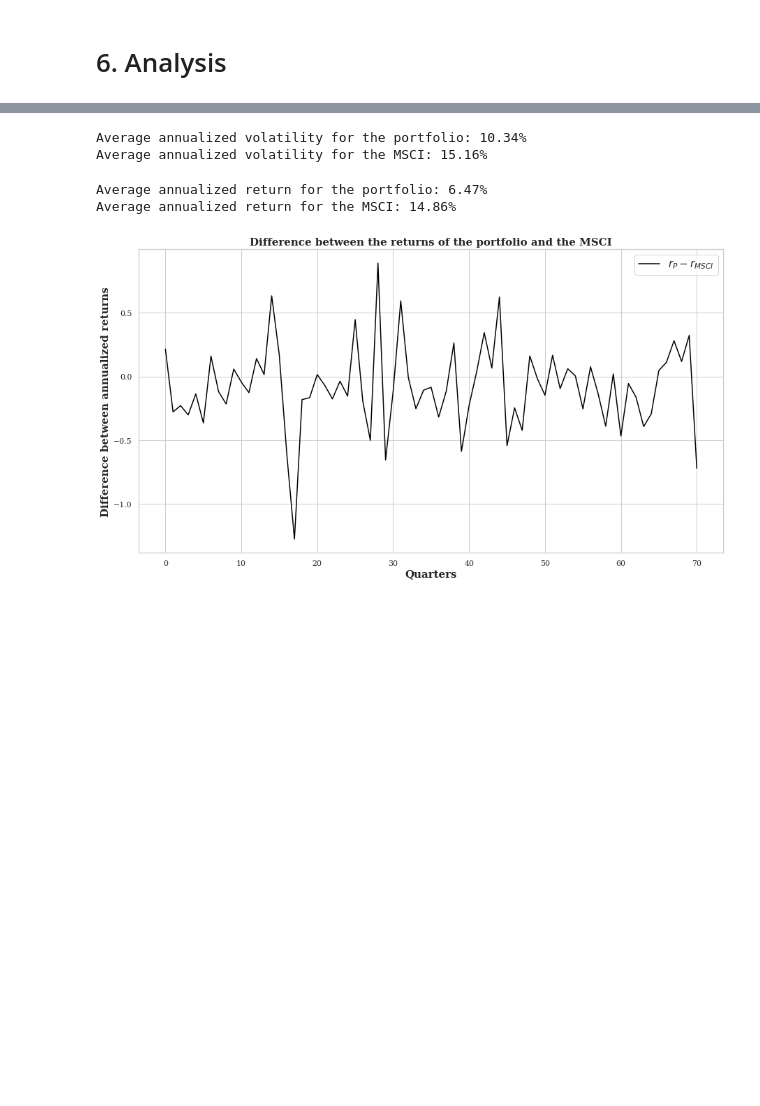
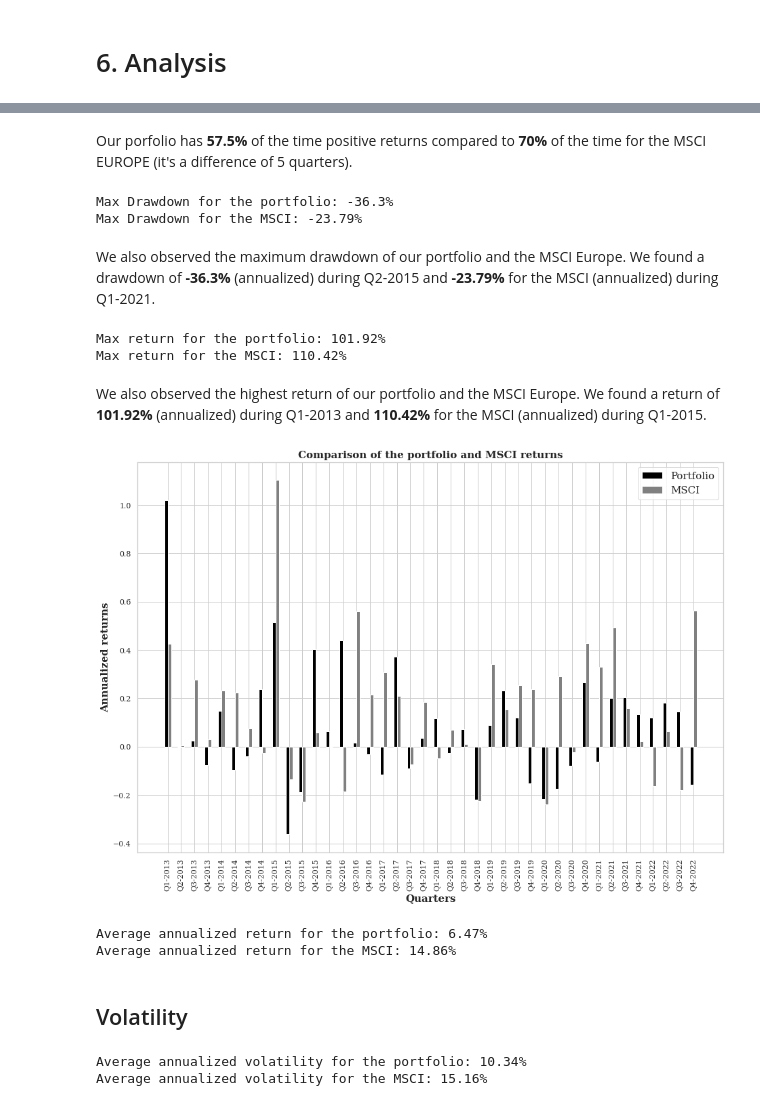
Before and after one commit to bashog/Portfolio-Construction, a Jupyter notebook: 3_portfolio_construction.ipynb, the cells around one changed output, grey strips where cells are left out. Cells and saved outputs as stored; diff of their text form; code cells hidden in the pictures; blank space fills up the shorter version.

```diff
--- a/3_portfolio_construction.ipynb
+++ b/3_portfolio_construction.ipynb
@@ -542,3 +552,49 @@ Percentage of negative quarterly returns for the MSCI: 33.8%
+# %% [markdown]
+Our porfolio has **57.5%** of the time positive returns compared to **70%** of the time for the MSCI EUROPE (it's a difference of 5 quarters).
+# %%
+# Max Drawdown
+print(f"Max Drawdown for the portfolio: {round(R_P.min()*100,2)}%")
+print(f"Max Drawdown for the MSCI: {round(R_M.min()*100,2)}%")
+# %% [output]
+Max Drawdown for the portfolio: -36.3%
+Max Drawdown for the MSCI: -23.79%
+# %% [markdown]
+We also observed the maximum drawdown of our portfolio and the MSCI Europe. We found a drawdown of **-36.3%** (annualized) during Q2-2015 and **-23.79%** for the MSCI (annualized) during Q1-2021.
+# %%
+# Highest return
+print(f"Highest return for the portfolio: {round(R_P.max()*100,2)}%")
+print(f"Highest return for the MSCI: {round(R_M.max()*100,2)}%")
+# %% [output]
+Max return for the portfolio: 101.92%
+Max return for the MSCI: 110.42%
+# %% [markdown]
+We also observed the highest return of our portfolio and the MSCI Europe. We found a return of **101.92%** (annualized) during Q1-2013 and **110.42%** for the MSCI (annualized) during Q1-2015.
+# %%
+fig = plt.figure()
+ax = fig.add_axes([0,0,1,1])
+size = 40
+width = 0.25
+br1  = np.arange(size)
+br2 = [x + width for x in br1]
+ax.bar(br1, list(returns_tc.values())[-size:], color = 'black', width = width,label="Portfolio")
+ax.bar(br2, list(returns_msci.values())[-size:], color = 'gray', width = width,label="MSCI")
+plt.xlabel('Quarters', fontweight ='bold', fontsize = 15)
+plt.ylabel('Annualized returns', fontweight ='bold', fontsize = 15)
+plt.title("Comparison of the portfolio and MSCI returns", fontweight ='bold', fontsize = 15)
+plt.xticks([r + width/2 for r in range(size)],list(returns_msci.keys())[-size:],rotation=90)
+plt.legend(fontsize=15)
+plt.show()
+# %% [output]
+[figure, added]
+# %%
+# (Not efficient) Average annualized return
+print(f"Average annualized return for the portfolio: {round(np.array(list(returns_tc.values())).mean()*100,2)}%")
+print(f"Average annualized return for the MSCI: {round(np.array(list(returns_msci.values())).mean()*100,2)}%")
+# %% [output]
+Average annualized return for the portfolio: 6.47%
+Average annualized return for the MSCI: 14.86%
+# %% [markdown]
+## Volatility
 # %%
 # Average annualized volatility
 print(f"Average annualized volatility for the portfolio: {round(np.array(list(vol_tc.values())).mean()*100,2)}%")
@@ -546,10 +602,3 @@ print(f"Average annualized volatility for the MSCI: {round(np.array(list(vol_msc
 # %% [output]
 Average annualized volatility for the portfolio: 10.34%
 Average annualized volatility for the MSCI: 15.16%
-# %%
-# Average annualized return
-print(f"Average annualized return for the portfolio: {round(np.array(list(returns_tc.values())).mean()*100,2)}%")
-print(f"Average annualized return for the MSCI: {round(np.array(list(returns_msci.values())).mean()*100,2)}%")
-# %% [output]
-Average annualized return for the portfolio: 6.47%
-Average annualized return for the MSCI: 14.86%
@@ -559,10 +604,0 @@ diff_vol = np.array(list(vol_tc.values())) - np.array(list(vol_msci.values()))
-# %%
-plt.figure(figsize=(15,8))
-plt.plot(diff_rends,color='black',label="$r_{P} - r_{MSCI}$")
-plt.title("Difference between the returns of the portfolio and the MSCI",fontweight ='bold', fontsize = 15)
-plt.xlabel('Quarters', fontweight ='bold', fontsize = 15)
-plt.ylabel('Difference between annualized returns', fontweight ='bold', fontsize = 15)
-plt.legend(fontsize = 15)
-plt.show()
-# %% [output]
-[figure, removed]
```
Also changed, not shown: parts of 13 cells of this notebook.
